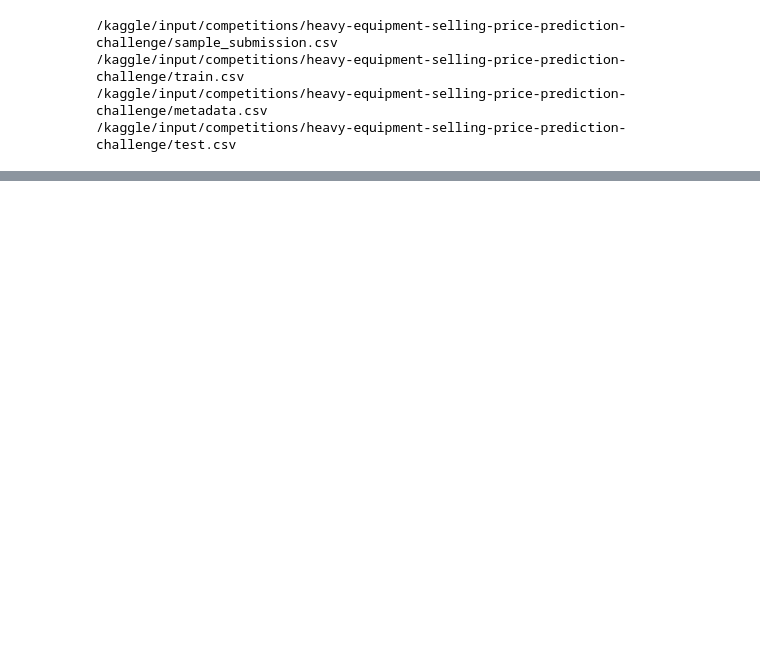
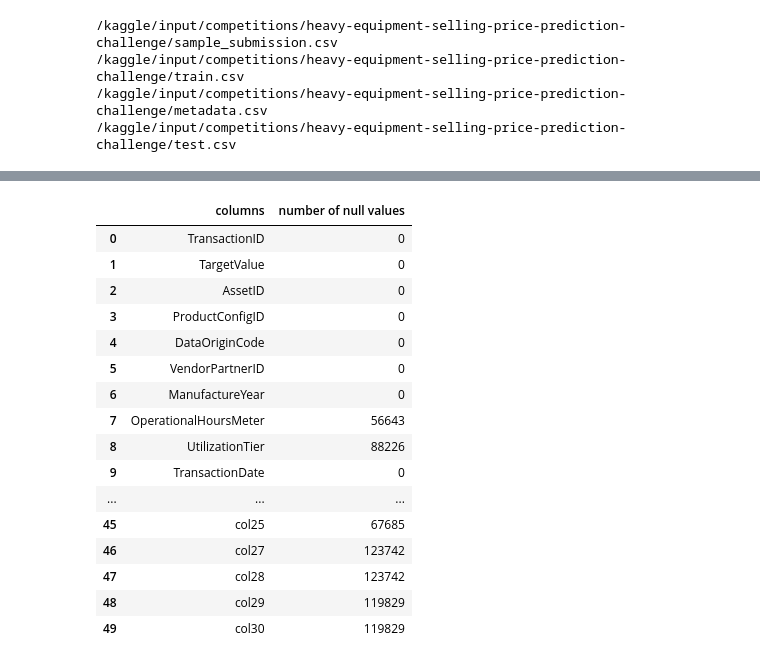
Before and after one commit to Yukti123Ramtani/data-science-projects, a Jupyter notebook: 25f1002035-notebook-2026t2.ipynb, the cells around one changed output, grey strips where cells are left out. Saved outputs shown, nothing was run; the diff lists cells and outputs as text; code cells hidden in the pictures; blank space fills up the shorter version.

```diff
--- a/25f1002035-notebook-2026t2.ipynb
+++ b/25f1002035-notebook-2026t2.ipynb
@@ -47,0 +93,26 @@ Mean Value:  41521.87404705085
+# %%
+train_data=pd.read_csv("/kaggle/input/competitions/heavy-equipment-selling-price-prediction-challenge/train.csv",low_memory=False)
+sample=pd.read_csv("/kaggle/input/competitions/heavy-equipment-selling-price-prediction-challenge/sample_submission.csv")
+test_data=pd.read_csv("/kaggle/input/competitions/heavy-equipment-selling-price-prediction-challenge/test.csv")
+Target="TargetValue"
+Id_col="TransactionID"
+null = pd.DataFrame({'columns': train_data.columns, 'number of null values': train_data.isnull().sum().values})
+null
+# %% [output]
+|  | columns | number of null values |
+| 0 | TransactionID | 0 |
+| 1 | TargetValue | 0 |
+| 2 | AssetID | 0 |
+| 3 | ProductConfigID | 0 |
+| 4 | DataOriginCode | 0 |
+| 5 | VendorPartnerID | 0 |
+| 6 | ManufactureYear | 0 |
+| 7 | OperationalHoursMeter | 56643 |
+| 8 | UtilizationTier | 88226 |
+| 9 | TransactionDate | 0 |
+| ... | ... | ... |
+| 45 | col25 | 67685 |
+| 46 | col27 | 123742 |
+| 47 | col28 | 123742 |
+| 48 | col29 | 119829 |
+| 49 | col30 | 119829 |
```
Also changed, not shown: parts of 27 cells of this notebook.
